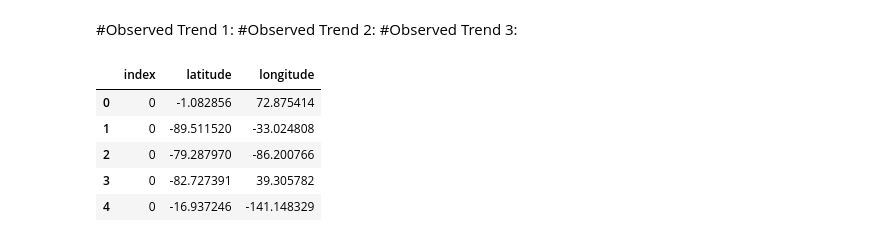
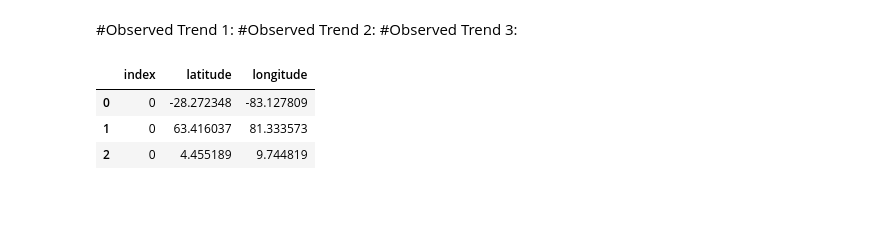
Before and after one commit to amxmongoose/WeatherPy, a Jupyter notebook: WeatherPy_homework/Instructions/WeatherPy.ipynb, the cells around one changed output. Saved outputs shown, nothing was run; the diff lists cells and outputs as text; code cells hidden in the pictures; blank space fills up the shorter version.

```diff
--- a/WeatherPy_homework/Instructions/WeatherPy.ipynb
+++ b/WeatherPy_homework/Instructions/WeatherPy.ipynb
@@ -18,19 +17,17 @@ units = "imperial"
 location_df = pd.DataFrame()
 query_url = url + "appid=" + myweatherkey + "&units=" + units + "&q="
 # %%
-#create list of random latutudes and longitudes
-for x in range(25):
+#Create list of random latutudes and longitudes
+for x in range(600):
     rand_latitude = np.random.uniform(low=-90.000,high=90.000,size=1)
     rand_longitude = np.random.uniform(low=-180.000,high=180.000,size=1)
     random_loc = pd.DataFrame([[rand_latitude,rand_longitude]],columns=['latitude','longitude']).astype(float)
     location_df = location_df.append(random_loc)
 my_location_df = location_df.reset_index()
-my_location_df.head()
+my_location_df.head(3)
 # %% [output]
 |  | index | latitude | longitude |
-| 0 | 0 | -1.082856 | 72.875414 |
-| 1 | 0 | -89.511520 | -33.024808 |
-| 2 | 0 | -79.287970 | -86.200766 |
-| 3 | 0 | -82.727391 | 39.305782 |
-| 4 | 0 | -16.937246 | -141.148329 |
+| 0 | 0 | -28.272348 | -83.127809 |
+| 1 | 0 | 63.416037 | 81.333573 |
+| 2 | 0 | 4.455189 | 9.744819 |
 # %%
```
Also changed, not shown: parts of 19 cells of this notebook, 4 other files.
